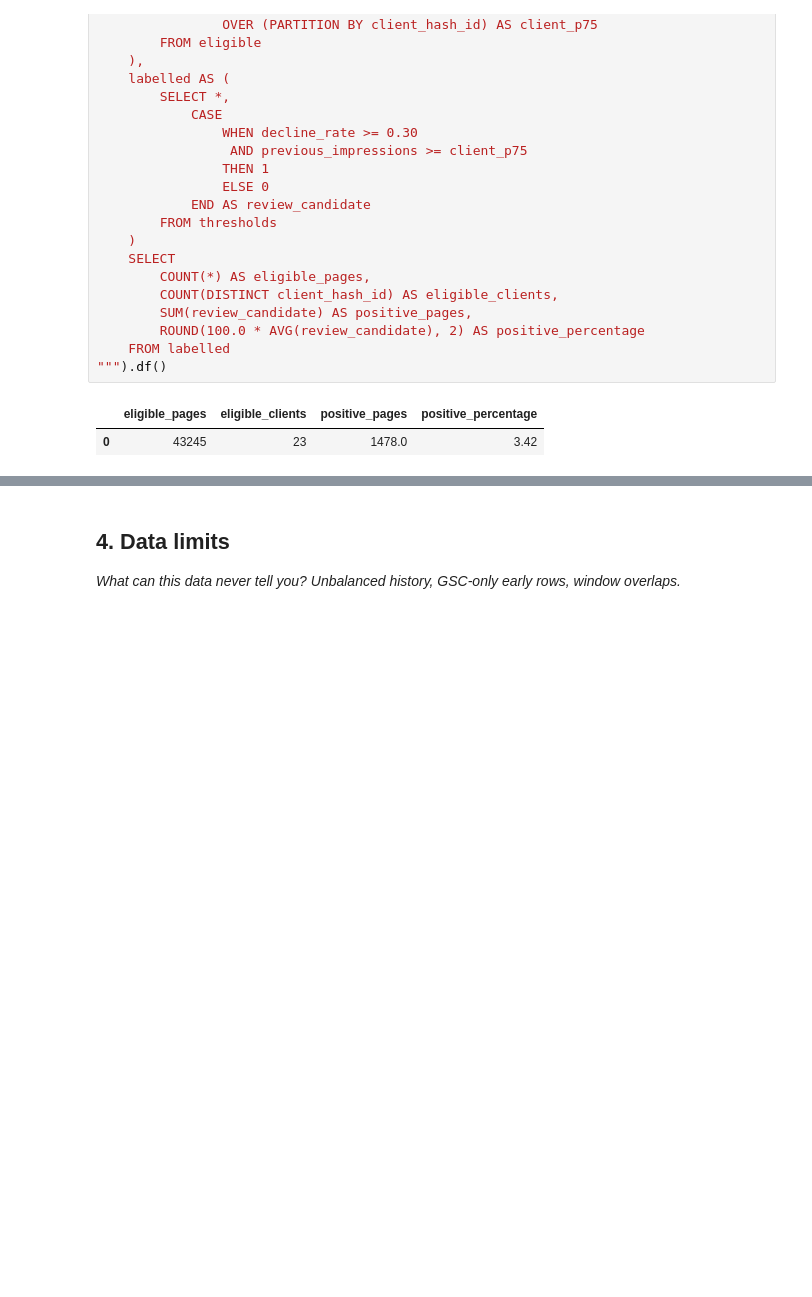
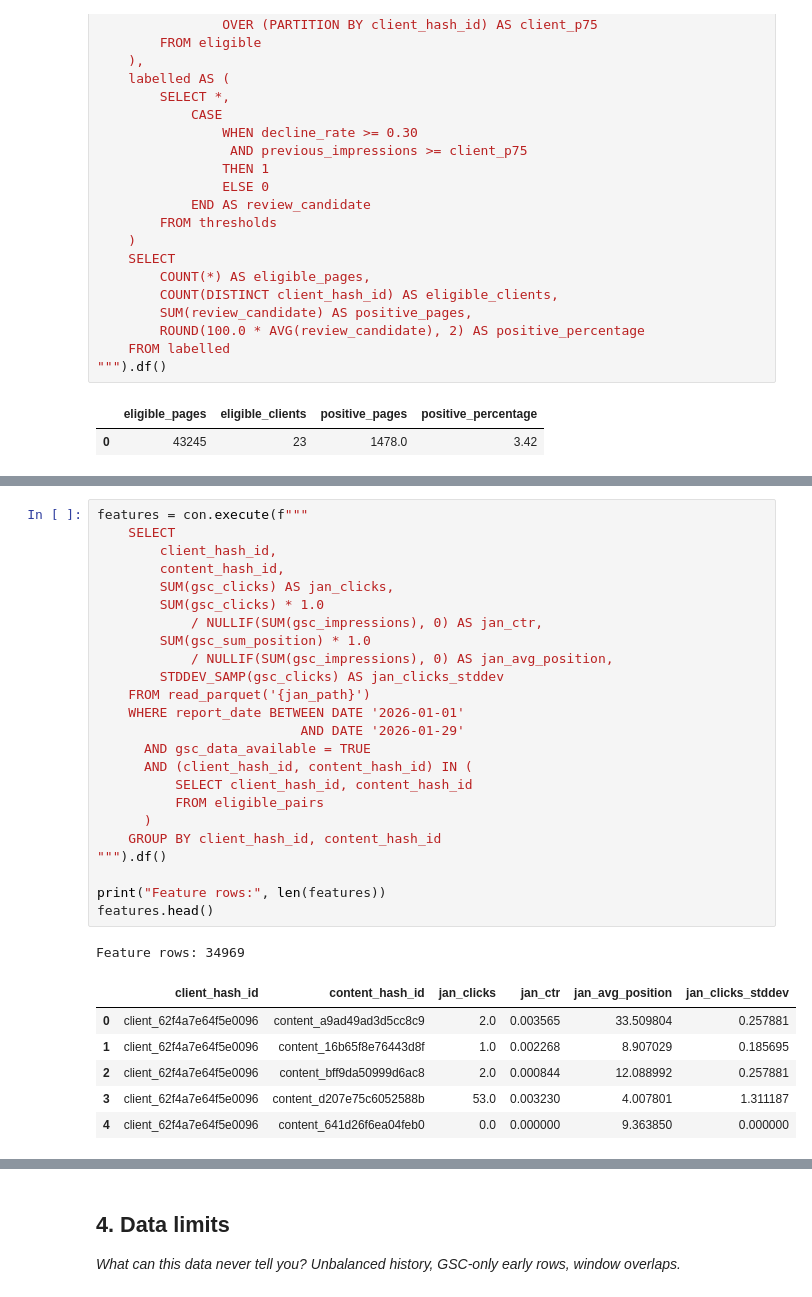
Before and after one commit to neelamobaid/flyrank-ml-internship, a Jupyter notebook: work/notebooks/w03_data_contract.ipynb, the cells around one changed output, grey strips where cells are left out. Saved outputs shown, nothing was run; the diff lists cells and outputs as text; blank space fills up the shorter version.

```diff
--- a/work/notebooks/w03_data_contract.ipynb
+++ b/work/notebooks/w03_data_contract.ipynb
@@ -909,0 +1186,32 @@ con.execute(f"""
+# %%
+features = con.execute(f"""
+    SELECT
+        client_hash_id,
+        content_hash_id,
+        SUM(gsc_clicks) AS jan_clicks,
+        SUM(gsc_clicks) * 1.0
+            / NULLIF(SUM(gsc_impressions), 0) AS jan_ctr,
+        SUM(gsc_sum_position) * 1.0
+            / NULLIF(SUM(gsc_impressions), 0) AS jan_avg_position,
+        STDDEV_SAMP(gsc_clicks) AS jan_clicks_stddev
+    FROM read_parquet('{jan_path}')
+    WHERE report_date BETWEEN DATE '2026-01-01'
+                          AND DATE '2026-01-29'
+      AND gsc_data_available = TRUE
+      AND (client_hash_id, content_hash_id) IN (
+          SELECT client_hash_id, content_hash_id
+          FROM eligible_pairs
+      )
+    GROUP BY client_hash_id, content_hash_id
+""").df()
+
+print("Feature rows:", len(features))
+features.head()
+# %% [output]
+Feature rows: 34969
+|  | client_hash_id | content_hash_id | jan_clicks | jan_ctr | jan_avg_position | jan_clicks_stddev |
+| 0 | client_62f4a7e64f5e0096 | content_a9ad49ad3d5cc8c9 | 2.0 | 0.003565 | 33.509804 | 0.257881 |
+| 1 | client_62f4a7e64f5e0096 | content_16b65f8e76443d8f | 1.0 | 0.002268 | 8.907029 | 0.185695 |
+| 2 | client_62f4a7e64f5e0096 | content_bff9da50999d6ac8 | 2.0 | 0.000844 | 12.088992 | 0.257881 |
+| 3 | client_62f4a7e64f5e0096 | content_d207e75c6052588b | 53.0 | 0.003230 | 4.007801 | 1.311187 |
+| 4 | client_62f4a7e64f5e0096 | content_641d26f6ea04feb0 | 0.0 | 0.000000 | 9.363850 | 0.000000 |
```
Also changed, not shown: parts of 32 cells of this notebook.
